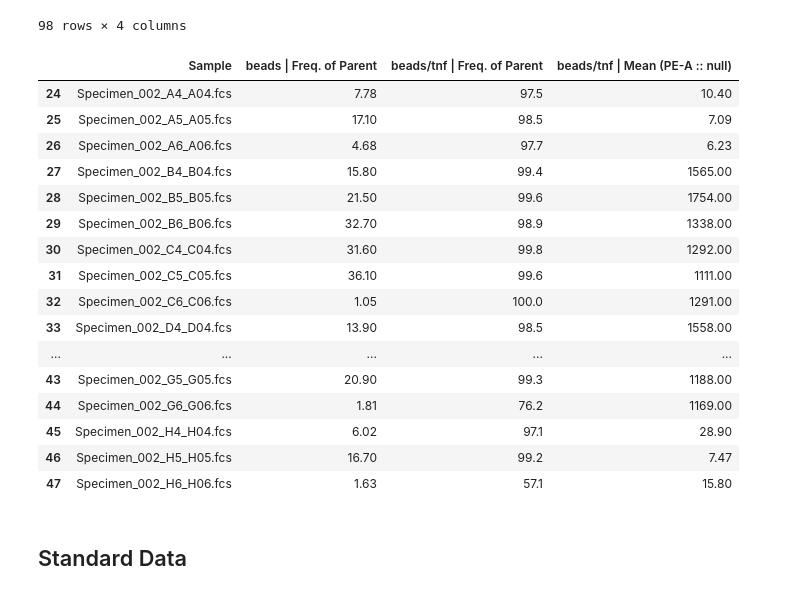
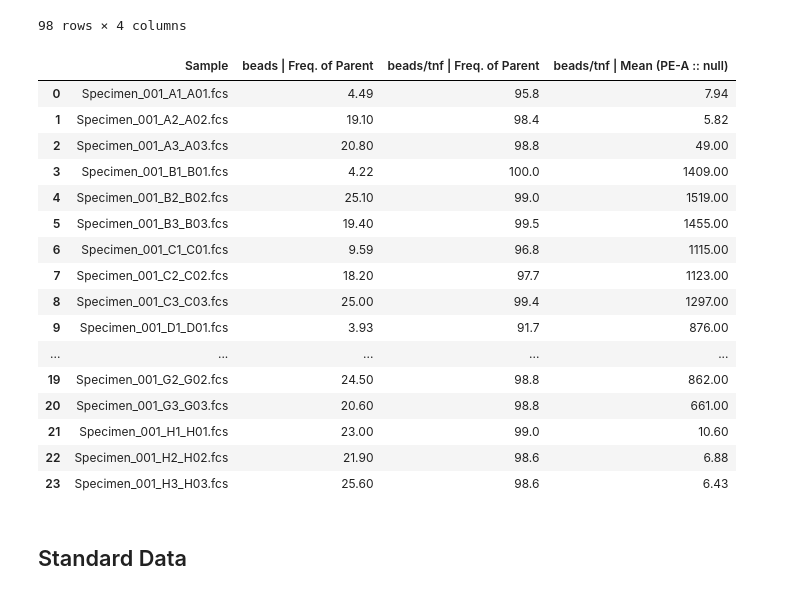
Before and after one commit to elenajusto/immunology-2, a Jupyter notebook: macrophage-csv.ipynb, the cells around one changed output. Drawn from its saved outputs; the diff is of its cells as text; code cells hidden in the pictures.

```diff
--- a/macrophage-csv.ipynb
+++ b/macrophage-csv.ipynb
@@ -29,26 +29,26 @@ df_sample
 | 97 | SD | 8.69 | 8.95 | 814.00 |
 98 rows × 4 columns
 # %%
-df_filtered = df_sample[24:48]
+df_filtered = df_sample[:24]
 df_filtered
 # %% [output]
 |  | Sample | beads | Freq. of Parent | beads/tnf | Freq. of Parent | beads/tnf | Mean (PE-A :: null) |
-| 24 | Specimen_002_A4_A04.fcs | 7.78 | 97.5 | 10.40 |
-| 25 | Specimen_002_A5_A05.fcs | 17.10 | 98.5 | 7.09 |
-| 26 | Specimen_002_A6_A06.fcs | 4.68 | 97.7 | 6.23 |
-| 27 | Specimen_002_B4_B04.fcs | 15.80 | 99.4 | 1565.00 |
-| 28 | Specimen_002_B5_B05.fcs | 21.50 | 99.6 | 1754.00 |
-| 29 | Specimen_002_B6_B06.fcs | 32.70 | 98.9 | 1338.00 |
-| 30 | Specimen_002_C4_C04.fcs | 31.60 | 99.8 | 1292.00 |
-| 31 | Specimen_002_C5_C05.fcs | 36.10 | 99.6 | 1111.00 |
-| 32 | Specimen_002_C6_C06.fcs | 1.05 | 100.0 | 1291.00 |
-| 33 | Specimen_002_D4_D04.fcs | 13.90 | 98.5 | 1558.00 |
+| 0 | Specimen_001_A1_A01.fcs | 4.49 | 95.8 | 7.94 |
+| 1 | Specimen_001_A2_A02.fcs | 19.10 | 98.4 | 5.82 |
+| 2 | Specimen_001_A3_A03.fcs | 20.80 | 98.8 | 49.00 |
+| 3 | Specimen_001_B1_B01.fcs | 4.22 | 100.0 | 1409.00 |
+| 4 | Specimen_001_B2_B02.fcs | 25.10 | 99.0 | 1519.00 |
+| 5 | Specimen_001_B3_B03.fcs | 19.40 | 99.5 | 1455.00 |
+| 6 | Specimen_001_C1_C01.fcs | 9.59 | 96.8 | 1115.00 |
+| 7 | Specimen_001_C2_C02.fcs | 18.20 | 97.7 | 1123.00 |
+| 8 | Specimen_001_C3_C03.fcs | 25.00 | 99.4 | 1297.00 |
+| 9 | Specimen_001_D1_D01.fcs | 3.93 | 91.7 | 876.00 |
 | ... | ... | ... | ... | ... |
-| 43 | Specimen_002_G5_G05.fcs | 20.90 | 99.3 | 1188.00 |
-| 44 | Specimen_002_G6_G06.fcs | 1.81 | 76.2 | 1169.00 |
-| 45 | Specimen_002_H4_H04.fcs | 6.02 | 97.1 | 28.90 |
-| 46 | Specimen_002_H5_H05.fcs | 16.70 | 99.2 | 7.47 |
-| 47 | Specimen_002_H6_H06.fcs | 1.63 | 57.1 | 15.80 |
+| 19 | Specimen_001_G2_G02.fcs | 24.50 | 98.8 | 862.00 |
+| 20 | Specimen_001_G3_G03.fcs | 20.60 | 98.8 | 661.00 |
+| 21 | Specimen_001_H1_H01.fcs | 23.00 | 99.0 | 10.60 |
+| 22 | Specimen_001_H2_H02.fcs | 21.90 | 98.6 | 6.88 |
+| 23 | Specimen_001_H3_H03.fcs | 25.60 | 98.6 | 6.43 |
 # %% [markdown]
 ## Standard Data
 # %%
```
Also changed, not shown: parts of 7 cells of this notebook.
